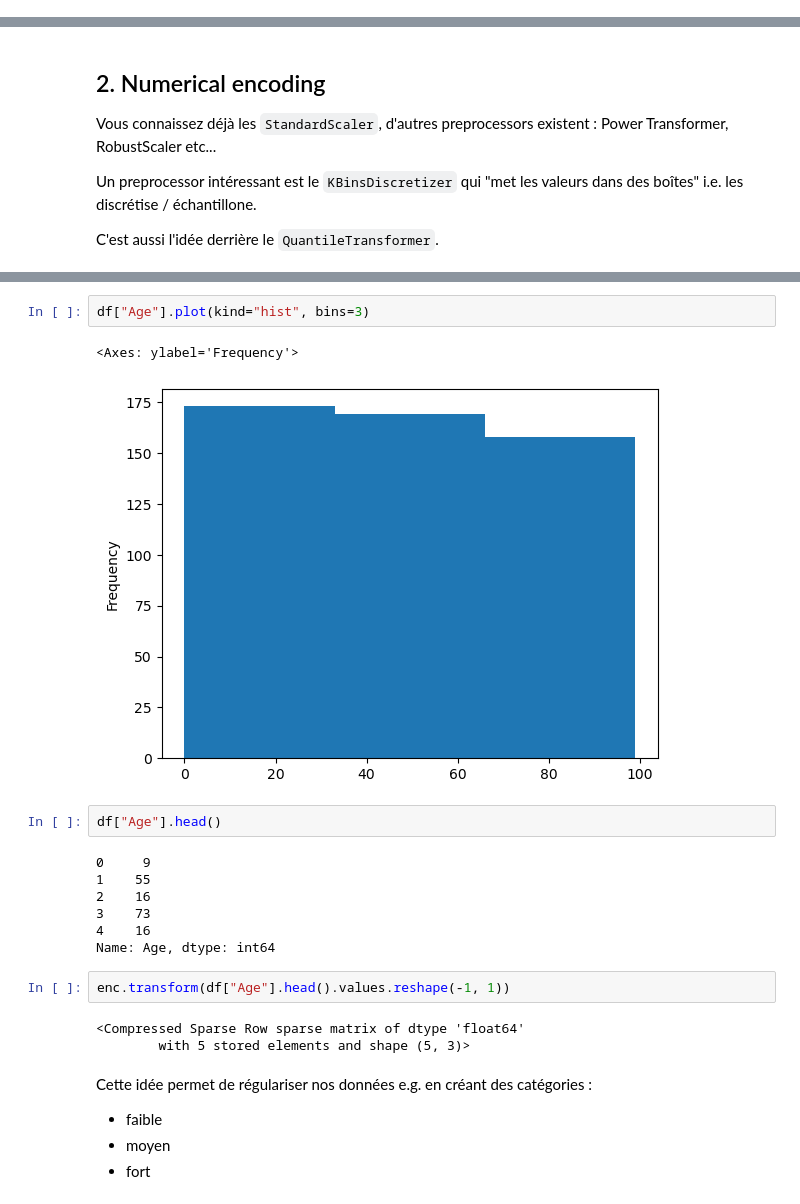
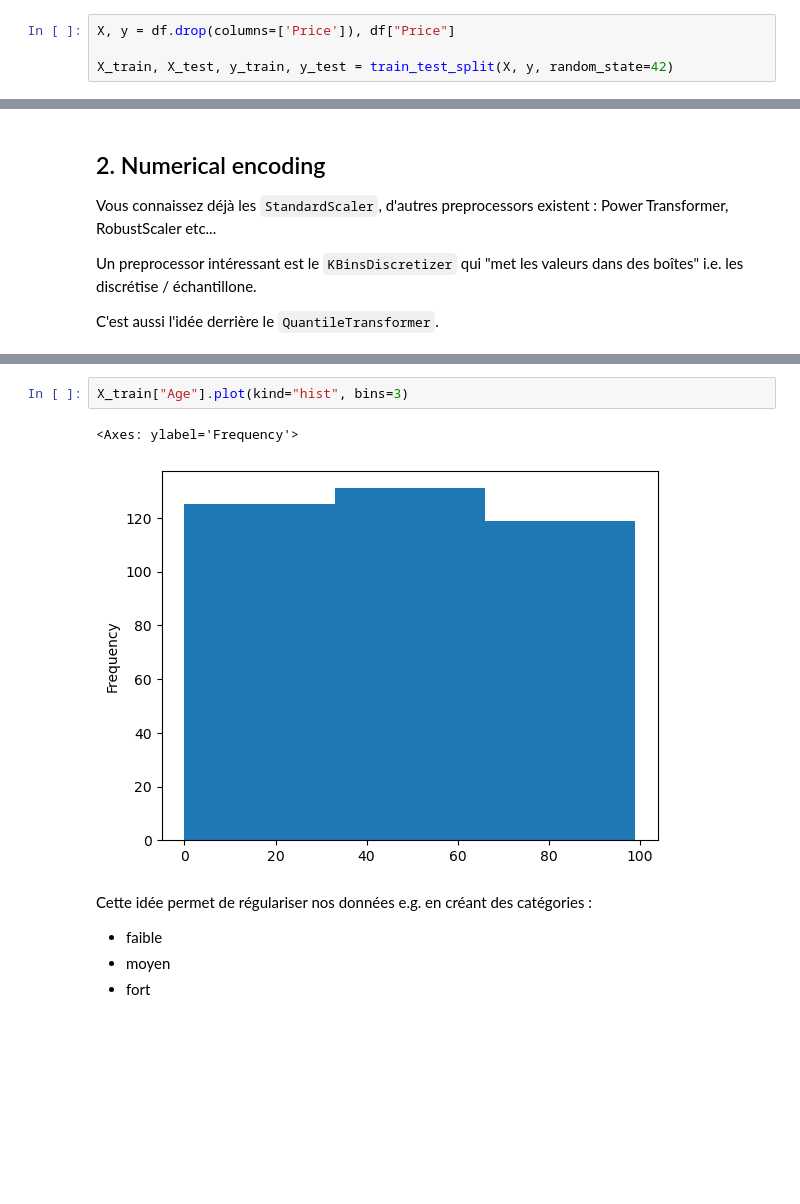
Before and after one commit to basile-desjuzeur/albert_school_ml2, a Jupyter notebook: 1. ML pipeline/5.encodings.ipynb, the cells around one changed output, grey strips where cells are left out. Cells and saved outputs as stored; diff of their text form; blank space fills up the shorter version.

```diff
--- a/1. ML pipeline/5.encodings.ipynb
+++ b/1. ML pipeline/5.encodings.ipynb
@@ -52,3 +72,7 @@ df.head()
+# %%
+X, y = df.drop(columns=['Price']), df["Price"]
+
+X_train, X_test, y_train, y_test = train_test_split(X, y, random_state=42)
 # %% [markdown]
 ## 1. Categorical encoding
 
@@ -200,24 +233,10 @@ enc.fit(df["Age"].values.reshape(-1, 1))
 # %% [output]
 KBinsDiscretizer(n_bins=3)
 # %%
-df["Age"].plot(kind="hist", bins=3)
+X_train["Age"].plot(kind="hist", bins=3)
 # %% [output]
 <Axes: ylabel='Frequency'>
-[figure, old version]
+[figure, new version]
-# %%
-df["Age"].head()
-# %% [output]
-0     9
-1    55
-2    16
-3    73
-4    16
-Name: Age, dtype: int64
-# %%
-enc.transform(df["Age"].head().values.reshape(-1, 1))
-# %% [output]
-<Compressed Sparse Row sparse matrix of dtype 'float64'
-        with 5 stored elements and shape (5, 3)>
 # %% [markdown]
 Cette idée permet de régulariser nos données e.g. en créant des catégories :
 
```
Also changed, not shown: parts of 53 cells of this notebook.
